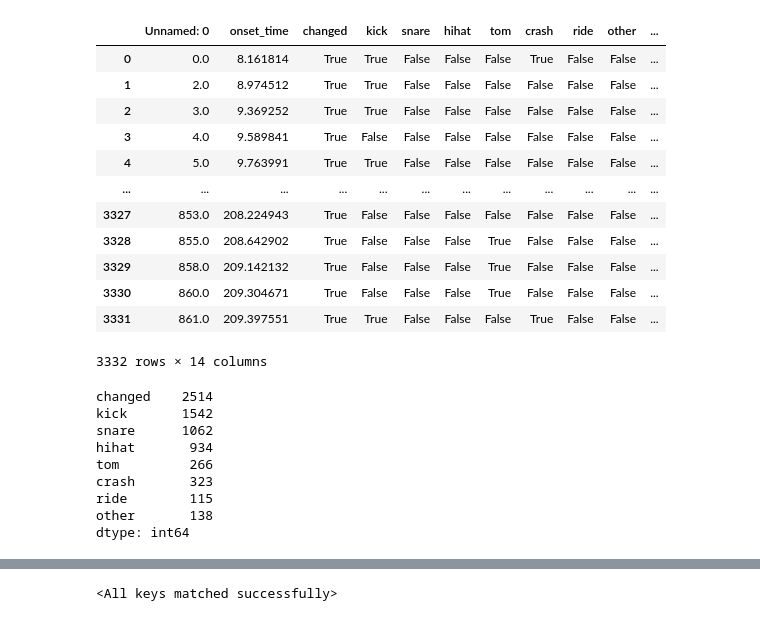
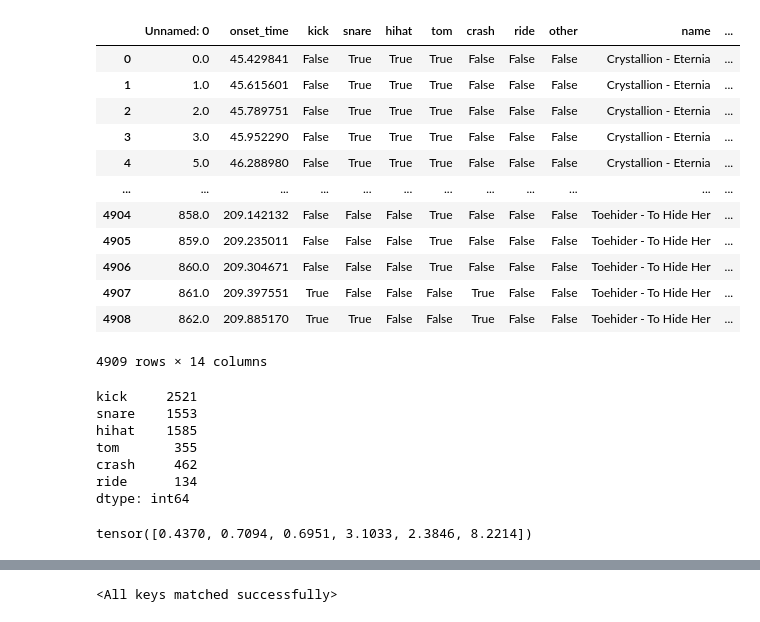
Before and after one commit to skittree/DrummerScore, a Jupyter notebook: model.ipynb, the cells around one changed output, grey strips where cells are left out. Saved outputs shown, nothing was run; the diff lists cells and outputs as text; code cells hidden in the pictures.

```diff
--- a/model.ipynb
+++ b/model.ipynb
@@ -1,53 +1,52 @@
 # %%
 import torch
 import librosa
 import os
 import matplotlib.pyplot as plt
 import csv
 import pandas as pd
 import numpy as np
 
-dataset_name = "HeartsOnFire-v.1.0.0"
+dataset_name = "HeartsOnFire-v.1.0.1"
 
 df = pd.read_csv(os.path.join(dataset_name, "master.csv"))
 train_df = pd.DataFrame()
 valid_df = pd.DataFrame()
 
 for idx, row in df.iterrows():
     onsets_path = row['onsets']
     onsets_df = pd.read_csv(onsets_path)
     train_onsets = onsets_df[onsets_df['split'] == 'training']
     valid_onsets = onsets_df[onsets_df['split'] == 'validation']
 
     # Append to respective dataframes
     train_df = pd.concat([train_df, train_onsets], ignore_index=True)
     valid_df = pd.concat([valid_df, valid_onsets], ignore_index=True)
 
 train_df
 # %% [output]
-|  | Unnamed: 0 | onset_time | changed | kick | snare | hihat | tom | crash | ride | other | ... |
-| 0 | 0.0 | 8.161814 | True | True | False | False | False | True | False | False | ... |
-| 1 | 2.0 | 8.974512 | True | True | False | False | False | False | False | False | ... |
-| 2 | 3.0 | 9.369252 | True | True | False | False | False | False | False | False | ... |
-| 3 | 4.0 | 9.589841 | True | False | False | False | False | False | False | False | ... |
-| 4 | 5.0 | 9.763991 | True | True | False | False | False | False | False | False | ... |
+|  | Unnamed: 0 | onset_time | kick | snare | hihat | tom | crash | ride | other | name | ... |
+| 0 | 0.0 | 45.429841 | False | True | True | True | False | False | False | Crystallion - Eternia | ... |
+| 1 | 1.0 | 45.615601 | False | True | True | True | False | False | False | Crystallion - Eternia | ... |
+| 2 | 2.0 | 45.789751 | False | True | True | True | False | False | False | Crystallion - Eternia | ... |
+| 3 | 3.0 | 45.952290 | False | True | True | True | False | False | False | Crystallion - Eternia | ... |
+| 4 | 5.0 | 46.288980 | False | True | True | True | False | False | False | Crystallion - Eternia | ... |
 | ... | ... | ... | ... | ... | ... | ... | ... | ... | ... | ... | ... |
-| 3327 | 853.0 | 208.224943 | True | False | False | False | False | False | False | False | ... |
-| 3328 | 855.0 | 208.642902 | True | False | False | False | True | False | False | False | ... |
-| 3329 | 858.0 | 209.142132 | True | False | False | False | True | False | False | False | ... |
-| 3330 | 860.0 | 209.304671 | True | False | False | False | True | False | False | False | ... |
-| 3331 | 861.0 | 209.397551 | True | True | False | False | False | True | False | False | ... |
+| 4904 | 858.0 | 209.142132 | False | False | False | True | False | False | False | Toehider - To Hide Her | ... |
+| 4905 | 859.0 | 209.235011 | False | False | False | True | False | False | False | Toehider - To Hide Her | ... |
+| 4906 | 860.0 | 209.304671 | False | False | False | True | False | False | False | Toehider - To Hide Her | ... |
+| 4907 | 861.0 | 209.397551 | True | False | False | False | True | False | False | Toehider - To Hide Her | ... |
+| 4908 | 862.0 | 209.885170 | True | True | False | False | True | False | False | Toehider - To Hide Her | ... |
-3332 rows × 14 columns
+4909 rows × 14 columns
 # %%
 counts = train_df.select_dtypes(include=bool).sum(axis=0)
+counts = counts.drop(['other', 'changed'])
 counts
 # %% [output]
-changed    2514
-kick       1542
-snare      1062
-hihat       934
-tom         266
-crash       323
-ride        115
-other       138
+kick     2521
+snare    1553
+hihat    1585
+tom       355
+crash     462
+ride      134
 dtype: int64
@@ -89,3 +53,12 @@ class MyGPULambdaTransform:
+# %%
+weights = counts.sum() / (counts * len(counts))
+weights_tensor = torch.Tensor(list(weights.values))
+weights_tensor
+
+#weights_tensor[2] = 1.0
+weights_tensor
+# %% [output]
+tensor([0.4370, 0.7094, 0.6951, 3.1033, 2.3846, 8.2214])
 # %%
 import random
 import torch
```
Also changed, not shown: parts of 14 cells of this notebook, 13 other files.
